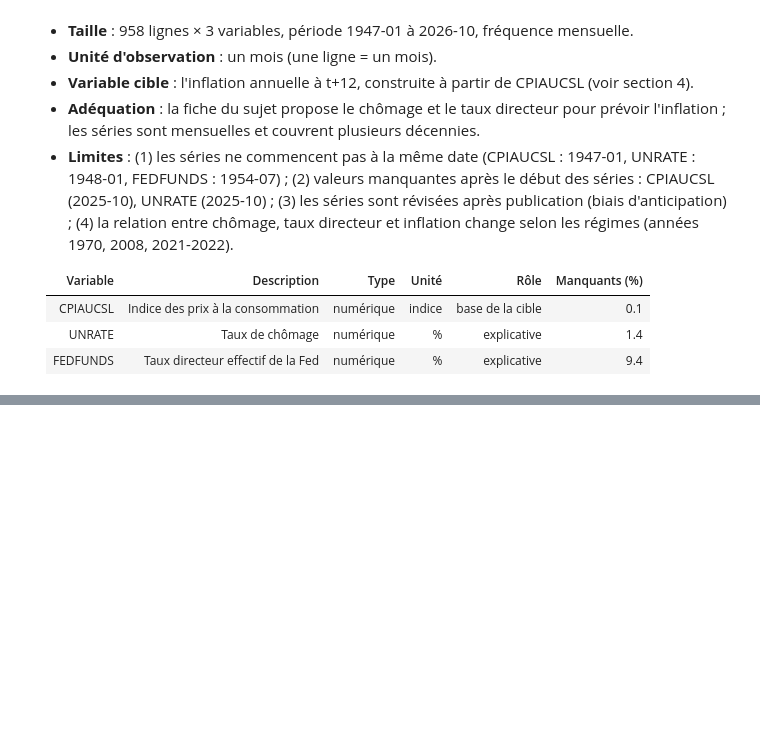
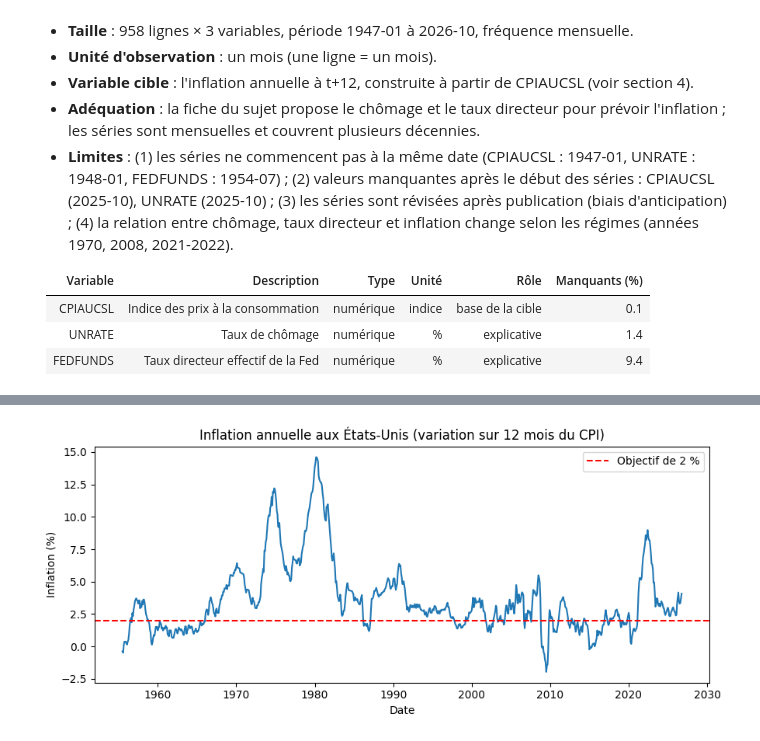
Before and after one commit to aziza-radouani/25007595-aziza-radouani-FIN3, a Jupyter notebook: notebooks/projet_F3.ipynb, the cells around one changed output, grey strips where cells are left out. Saved outputs shown, nothing was run; the diff lists cells and outputs as text; code cells hidden in the pictures; blank space fills up the shorter version.

```diff
--- a/notebooks/projet_F3.ipynb
+++ b/notebooks/projet_F3.ipynb
@@ -161,0 +164,15 @@ print(texte)
+# %%
+import pandas as pd
+import matplotlib.pyplot as plt
+from pandas_datareader import data as pdr
+
+debut = "1954-07-01"
+cpi = pdr.DataReader("CPIAUCSL", "fred", debut)
+chom = pdr.DataReader("UNRATE", "fred", debut)
+fed = pdr.DataReader("FEDFUNDS", "fred", debut)
+
+df = pd.concat([cpi, chom, fed], axis=1)
+df.columns = ["cpi", "chomage", "taux_directeur"]
+df["inflation"] = df["cpi"].pct_change(12) * 100
+df = df.dropna()
+df.tail()
@@ -161,0 +187,12 @@ print(texte)
+# %%
+plt.figure(figsize=(9, 4))
+plt.plot(df.index, df["inflation"])
+plt.axhline(2, color="red", linestyle="--", label="Objectif de 2 %")
+plt.title("Inflation annuelle aux États-Unis (variation sur 12 mois du CPI)")
+plt.xlabel("Date")
+plt.ylabel("Inflation (%)")
+plt.legend()
+plt.tight_layout()
+plt.show()
+# %% [output]
+[figure, added]
```
Also changed, not shown: parts of 16 cells of this notebook.
